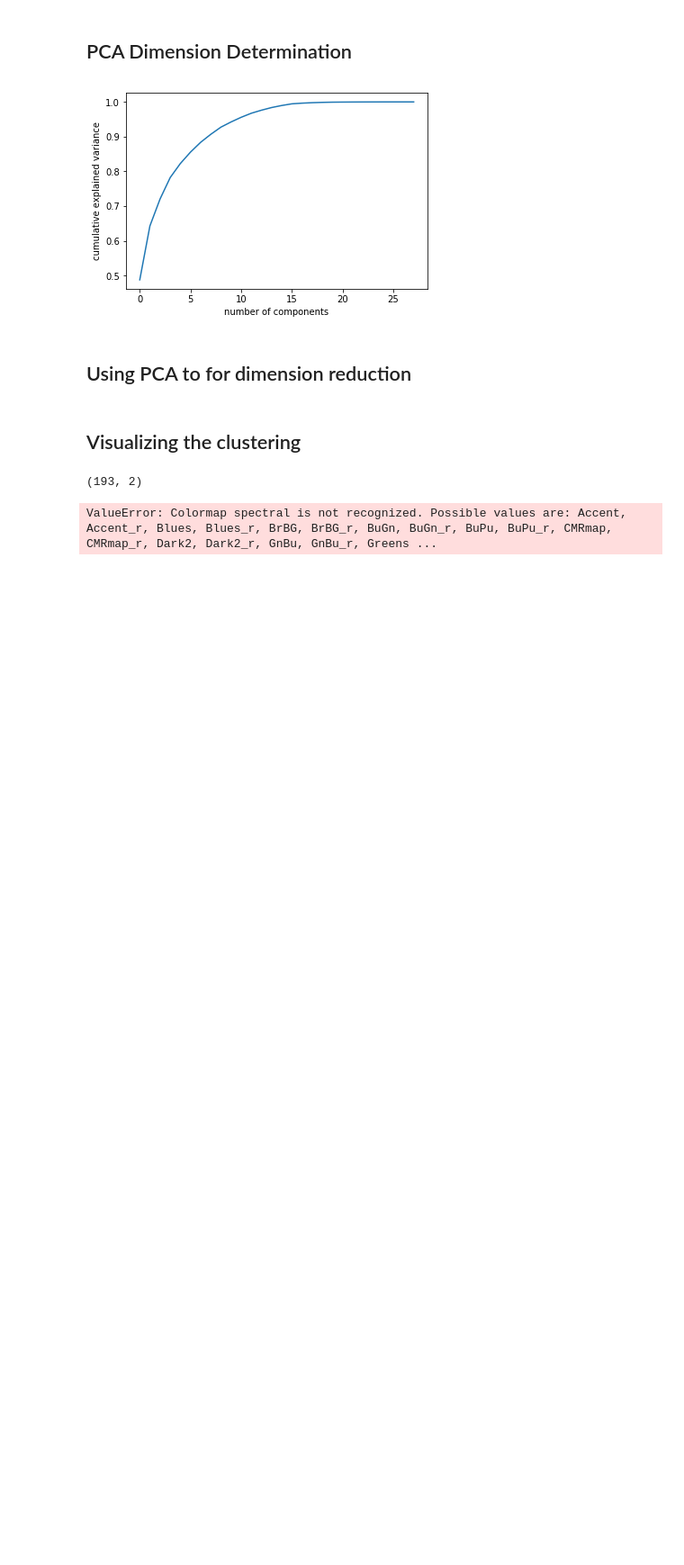
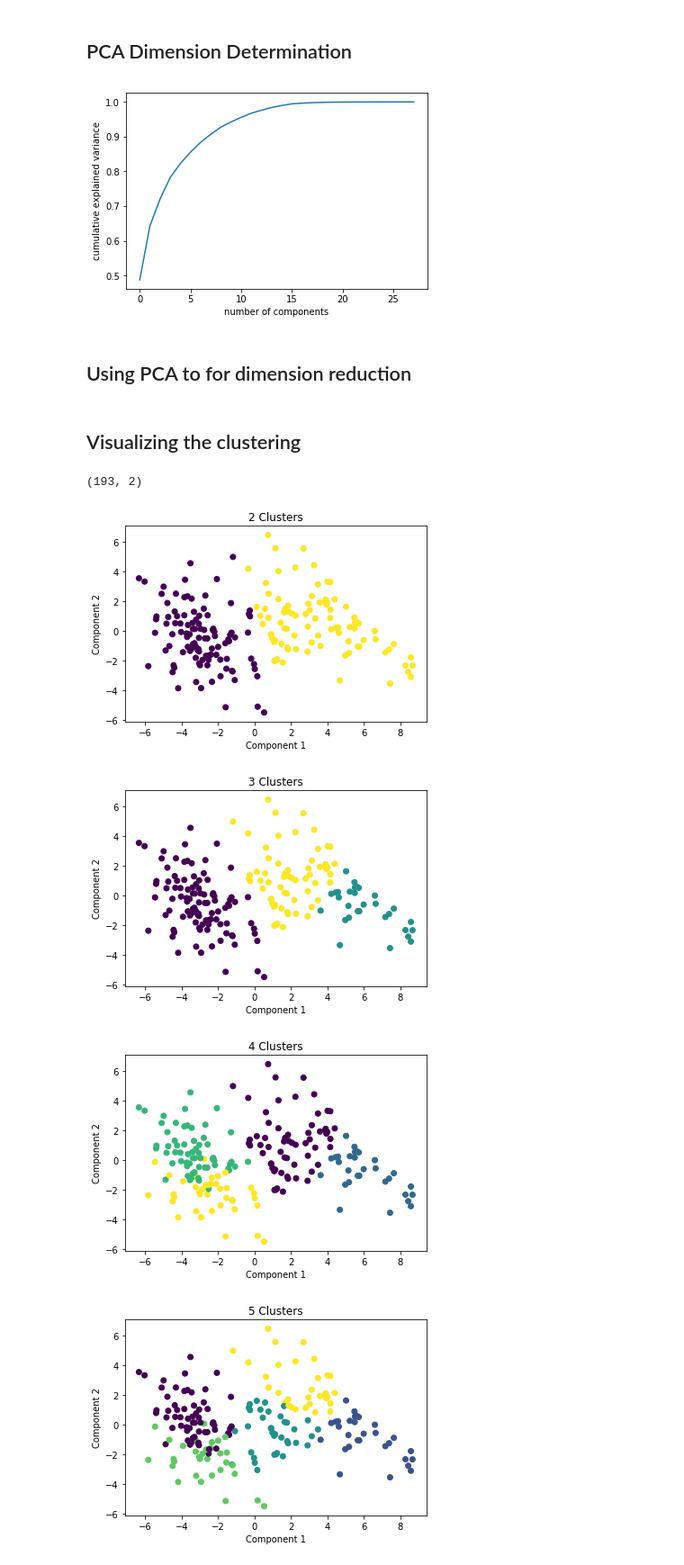
Before and after one commit to jyee11/NFL-Quarterback-Clustering, a Jupyter notebook: NFL_Report.ipynb, the cells around one changed output. Shown at 90% size. Saved outputs shown, nothing was run; the diff lists cells and outputs as text; code cells hidden in the pictures; blank space fills up the shorter version.

Commit message:
Added KMeans and KMeans graphs

```diff
--- a/NFL_Report.ipynb
+++ b/NFL_Report.ipynb
@@ -237,10 +237,13 @@ projected_values.shape
 # %%
 for i in range(2,8):
     plt.scatter(projected_values[:,0], projected_values[:,1],
-               alpha = 1, c = clusters[i], cmap = plt.get_cmap('spectral', i))
+               alpha = 1, c = clusters[i])
     plt.xlabel('Component 1')
     plt.ylabel('Component 2')
     plt.title('{} Clusters'.format(i))
     plt.show()
 # %% [output]
-ValueError: Colormap spectral is not recognized. Possible values are: Accent, Accent_r, Blues, Blues_r, BrBG, BrBG_r, BuGn, BuGn_r, BuPu, BuPu_r, CMRmap, CMRmap_r, Dark2, Dark2_r, GnBu, GnBu_r, Greens ...
+[figure, added]
+[figure, added]
+[figure, added]
+[figure, added]
```
Also changed, not shown: parts of 1 cell of this notebook.
